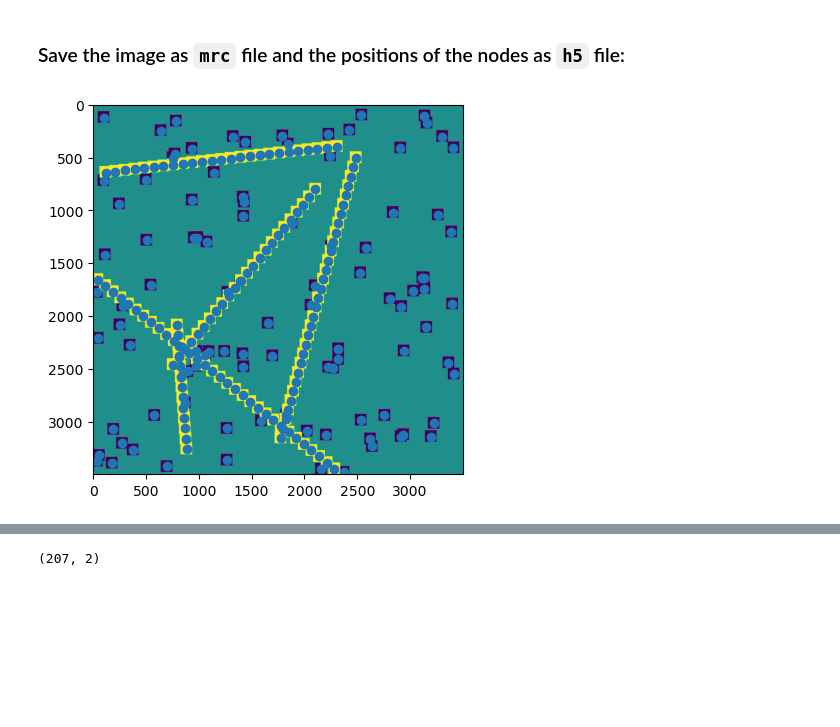
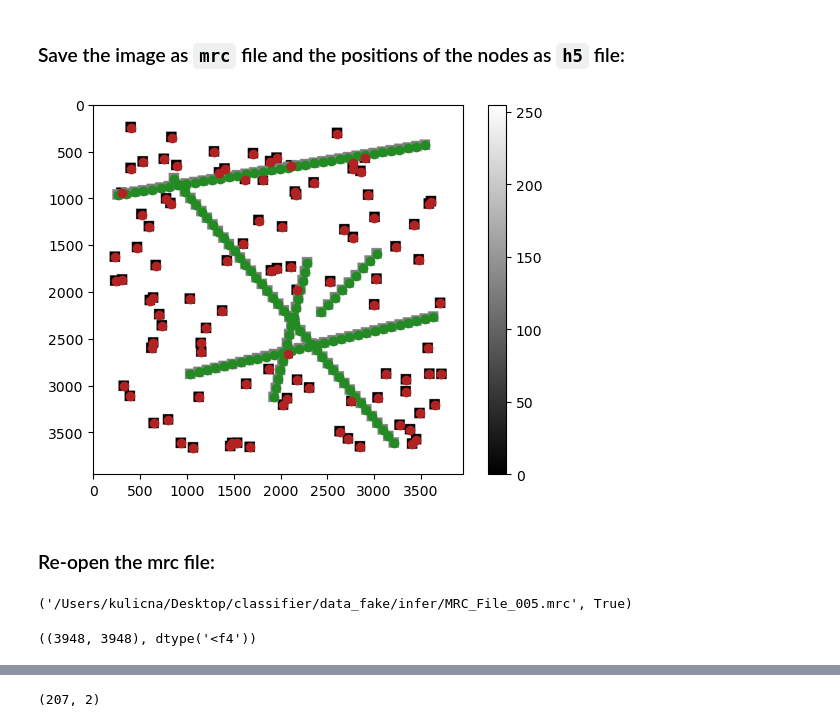
Before and after one commit to alan-turing-institute/grace, a Jupyter notebook: notebooks/optimise_image.ipynb, the cells around one changed output, grey strips where cells are left out. Saved outputs shown, nothing was run; the diff lists cells and outputs as text; code cells hidden in the pictures; blank space fills up the shorter version.

```diff
--- a/notebooks/optimise_image.ipynb
+++ b/notebooks/optimise_image.ipynb
@@ -44,0 +27,8 @@ plt.show()
+# %%
+value = 255
+scale = 3500
+patch = 224
+
+CROP_SHAPE = (patch, patch)
+MASK_SHAPE = tuple([p // 2 for p in CROP_SHAPE])
+CROP_SHAPE, MASK_SHAPE
@@ -83,2 +84,2 @@ def update_graph_dummy(G: nx.Graph):
 # %%
-update_graph_dummy(G)
+update_graph_dummy_predictions(G)
@@ -180,6 +205,6 @@ def synthesize_image_from_graph(G: nx.Graph, image_value: float, image_shape: tu
 # %%
 patch_shape = (112, 112)
-image = synthesize_image_from_graph(G, image_value=value, image_shape=(scale, scale), patch_shape=patch_shape)
+image = synthesize_image_from_graph(G, image_value=value, image_shape=(scale, scale), mask_shape=MASK_SHAPE, crop_shape=CROP_SHAPE)
 plt.imshow(image, cmap="binary_r")
 plt.colorbar()
 plt.show()
@@ -232,9 +256,11 @@ def save_image_and_nodes_combo(image: np.ndarray, nodes: np.ndarray, image_numbe
 # %%
 # Plot the image & nodes together correspondingly:
 
-plt.imshow(image)
-plt.scatter(coords[:, 1], coords[:, 0])
+plt.imshow(image, cmap='binary_r')
+plt.colorbar()
+plt.scatter(x=real_coords[:, 1], y=real_coords[:, 0], color='forestgreen')
+plt.scatter(x=fake_coords[:, 1], y=fake_coords[:, 0], color='firebrick')
 plt.show()
 # %% [output]
-[figure, old version]
+[figure, new version]
 # %%
@@ -241,0 +269,9 @@ save_image_and_nodes_combo(image=image.T, nodes=coords, image_number=3)
+# %% [markdown]
+### Re-open the mrc file:
+# %%
+save_dr = "/Users/kulicna/Desktop/classifier/data_fake/infer"
+save_fn = f"MRC_File_{str(image_number).zfill(3)}.mrc"
+SAVE_IMAGE = os.path.join(save_dr, save_fn)
+SAVE_IMAGE, os.path.isfile(SAVE_IMAGE)
+# %% [output]
+('/Users/kulicna/Desktop/classifier/data_fake/infer/MRC_File_005.mrc', True)
@@ -241,0 +282,4 @@ save_image_and_nodes_combo(image=image.T, nodes=coords, image_number=3)
+# %%
+image_data.shape, image_data.dtype
+# %% [output]
+((3948, 3948), dtype('<f4'))
```
Also changed, not shown: parts of 37 cells of this notebook, 4 other files.
